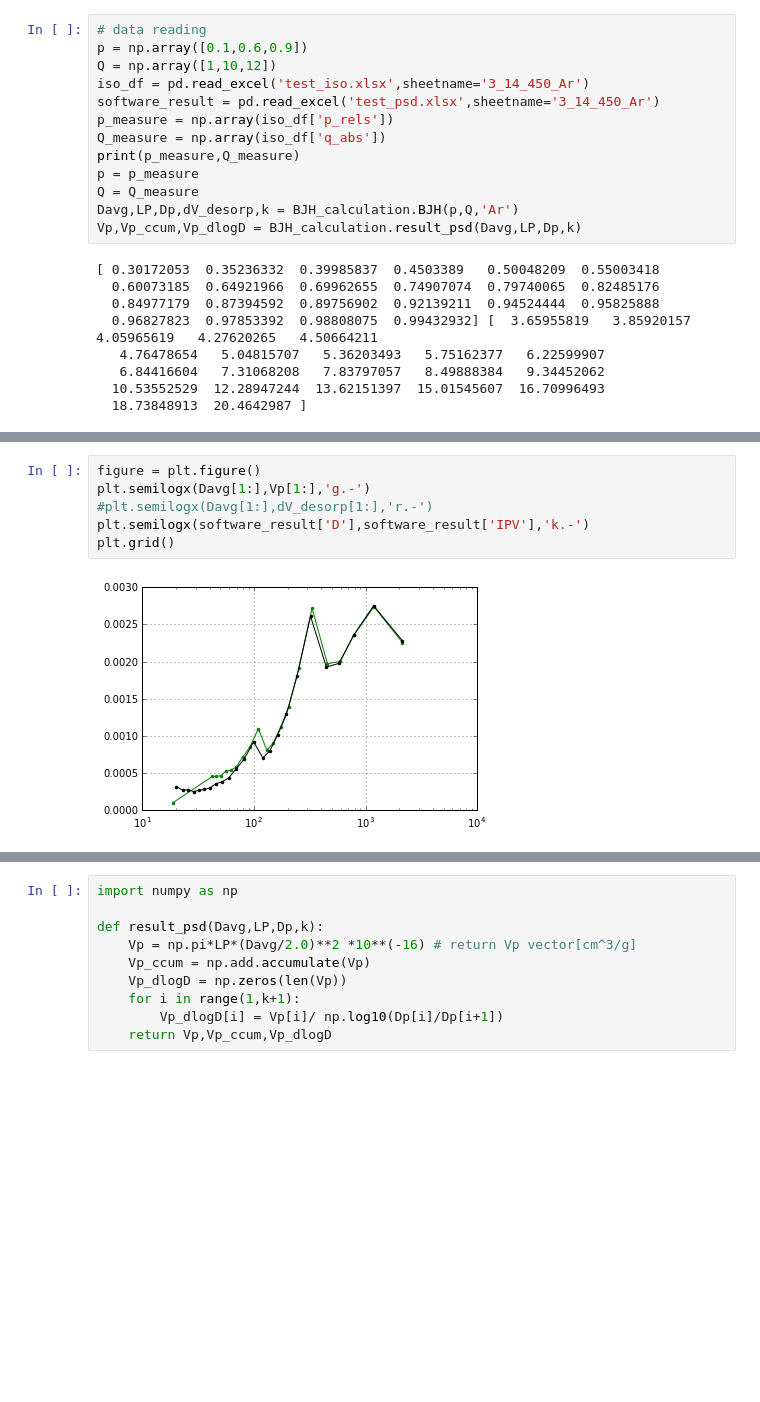
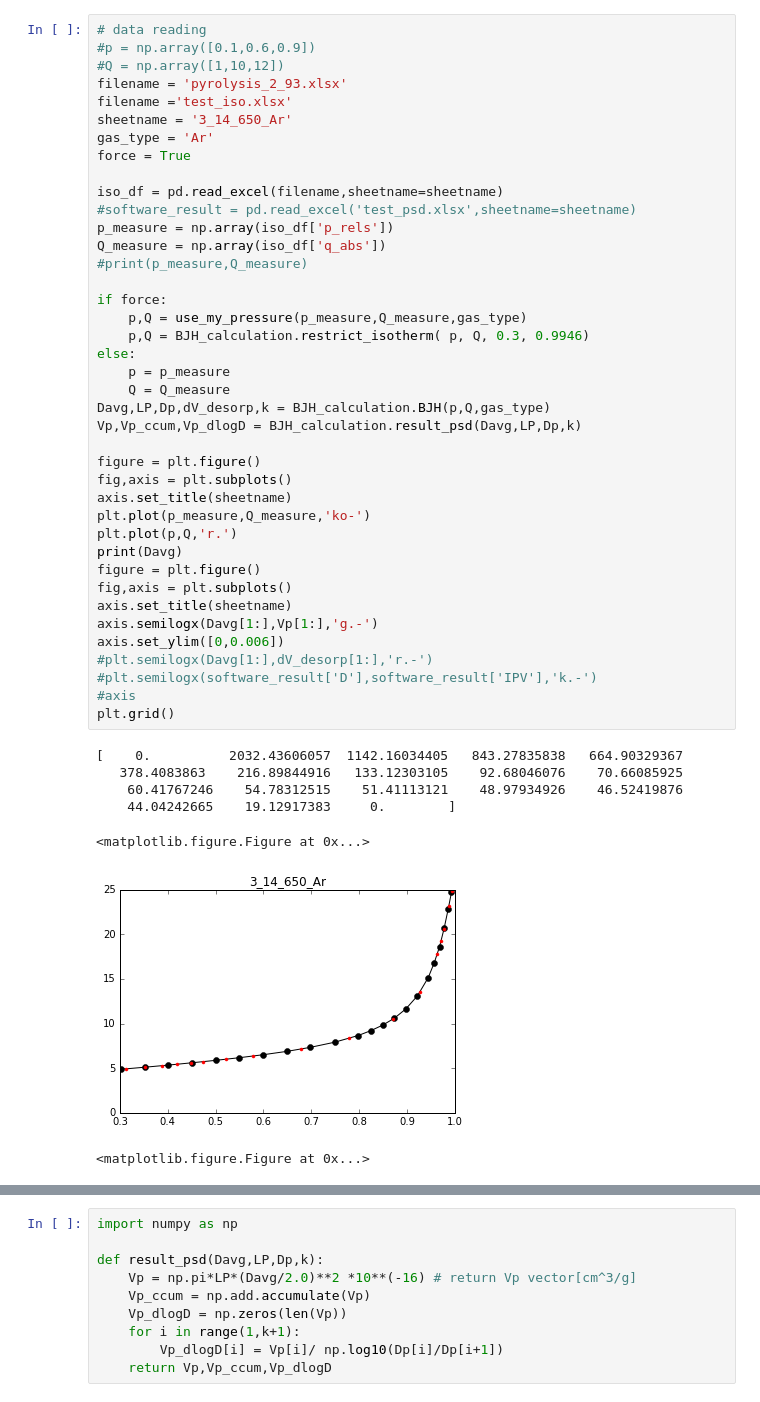
Before and after one commit to jianghan2013/gas-adsorption1, a Jupyter notebook: test.ipynb, the cells around one changed output, grey strips where cells are left out. Saved outputs shown, nothing was run; the diff lists cells and outputs as text; blank space fills up the shorter version.

```diff
--- a/test.ipynb
+++ b/test.ipynb
@@ -20,22 +92,48 @@ P1,Q1
 # %%
 # data reading
-p = np.array([0.1,0.6,0.9])
-Q = np.array([1,10,12])
-iso_df = pd.read_excel('test_iso.xlsx',sheetname='3_14_450_Ar')
-software_result = pd.read_excel('test_psd.xlsx',sheetname='3_14_450_Ar')
+#p = np.array([0.1,0.6,0.9])
+#Q = np.array([1,10,12])
+filename = 'pyrolysis_2_93.xlsx'
+filename ='test_iso.xlsx'
+sheetname = '3_14_650_Ar'
+gas_type = 'Ar'
+force = True
+
+iso_df = pd.read_excel(filename,sheetname=sheetname)
+#software_result = pd.read_excel('test_psd.xlsx',sheetname=sheetname)
 p_measure = np.array(iso_df['p_rels'])
 Q_measure = np.array(iso_df['q_abs'])
-print(p_measure,Q_measure)
-p = p_measure
-Q = Q_measure
-Davg,LP,Dp,dV_desorp,k = BJH_calculation.BJH(p,Q,'Ar')
+#print(p_measure,Q_measure)
+
+if force:
+    p,Q = use_my_pressure(p_measure,Q_measure,gas_type)
+    p,Q = BJH_calculation.restrict_isotherm( p, Q, 0.3, 0.9946)
+else:
+    p = p_measure
+    Q = Q_measure
+Davg,LP,Dp,dV_desorp,k = BJH_calculation.BJH(p,Q,gas_type)
 Vp,Vp_ccum,Vp_dlogD = BJH_calculation.result_psd(Davg,LP,Dp,k)
+
+figure = plt.figure()
+fig,axis = plt.subplots()
+axis.set_title(sheetname)
+plt.plot(p_measure,Q_measure,'ko-')
+plt.plot(p,Q,'r.')
+print(Davg)
+figure = plt.figure()
+fig,axis = plt.subplots()
+axis.set_title(sheetname)
+axis.semilogx(Davg[1:],Vp[1:],'g.-')
+axis.set_ylim([0,0.006])
+#plt.semilogx(Davg[1:],dV_desorp[1:],'r.-')
+#plt.semilogx(software_result['D'],software_result['IPV'],'k.-')
+#axis
+plt.grid()
 # %% [output]
-[ 0.30172053  0.35236332  0.39985837  0.4503389   0.50048209  0.55003418
-  0.60073185  0.64921966  0.69962655  0.74907074  0.79740065  0.82485176
-  0.84977179  0.87394592  0.89756902  0.92139211  0.94524444  0.95825888
-  0.96827823  0.97853392  0.98808075  0.99432932] [  3.65955819   3.85920157   4.05965619   4.27620265   4.50664211
-   4.76478654   5.04815707   5.36203493   5.75162377   6.22599907
-   6.84416604   7.31068208   7.83797057   8.49888384   9.34452062
-  10.53552529  12.28947244  13.62151397  15.01545607  16.70996493
-  18.73848913  20.4642987 ]
+[    0.          2032.43606057  1142.16034405   843.27835838   664.90329367
+   378.4083863    216.89844916   133.12303105    92.68046076    70.66085925
+    60.41767246    54.78312515    51.41113121    48.97934926    46.52419876
+    44.04242665    19.12917383     0.        ]
+<matplotlib.figure.Figure at 0x...>
+[figure, added]
+<matplotlib.figure.Figure at 0x...>
@@ -42,11 +141,3 @@ Vp,Vp_ccum,Vp_dlogD = BJH_calculation.result_psd(Davg,LP,Dp,k)
-# %%
-figure = plt.figure()
-plt.semilogx(Davg[1:],Vp[1:],'g.-')
-#plt.semilogx(Davg[1:],dV_desorp[1:],'r.-')
-plt.semilogx(software_result['D'],software_result['IPV'],'k.-')
-plt.grid()
-# %% [output]
-[figure, removed]
 # %%
 Vp_output=np.array([0.,0.00330746,0.00375936,0.00180339,0.00218147,0.00640208,0.00562806,0.00436971,0.00254612,
      0.00165767,0.0006482,0.00058069,0.00055073,0.00055514,0.0005072,0.00014844,0.])
```
Also changed, not shown: parts of 8 cells of this notebook, 6 other files.
